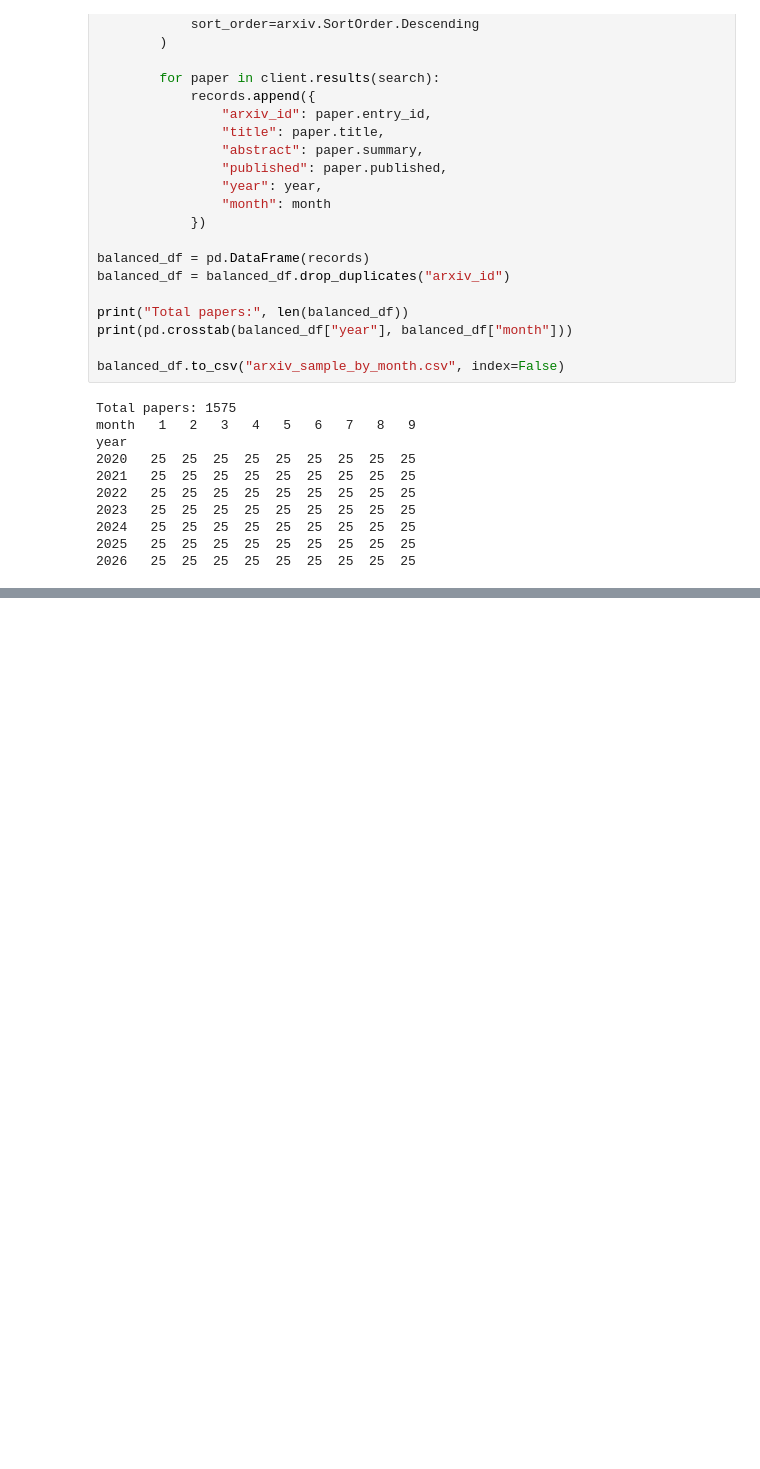
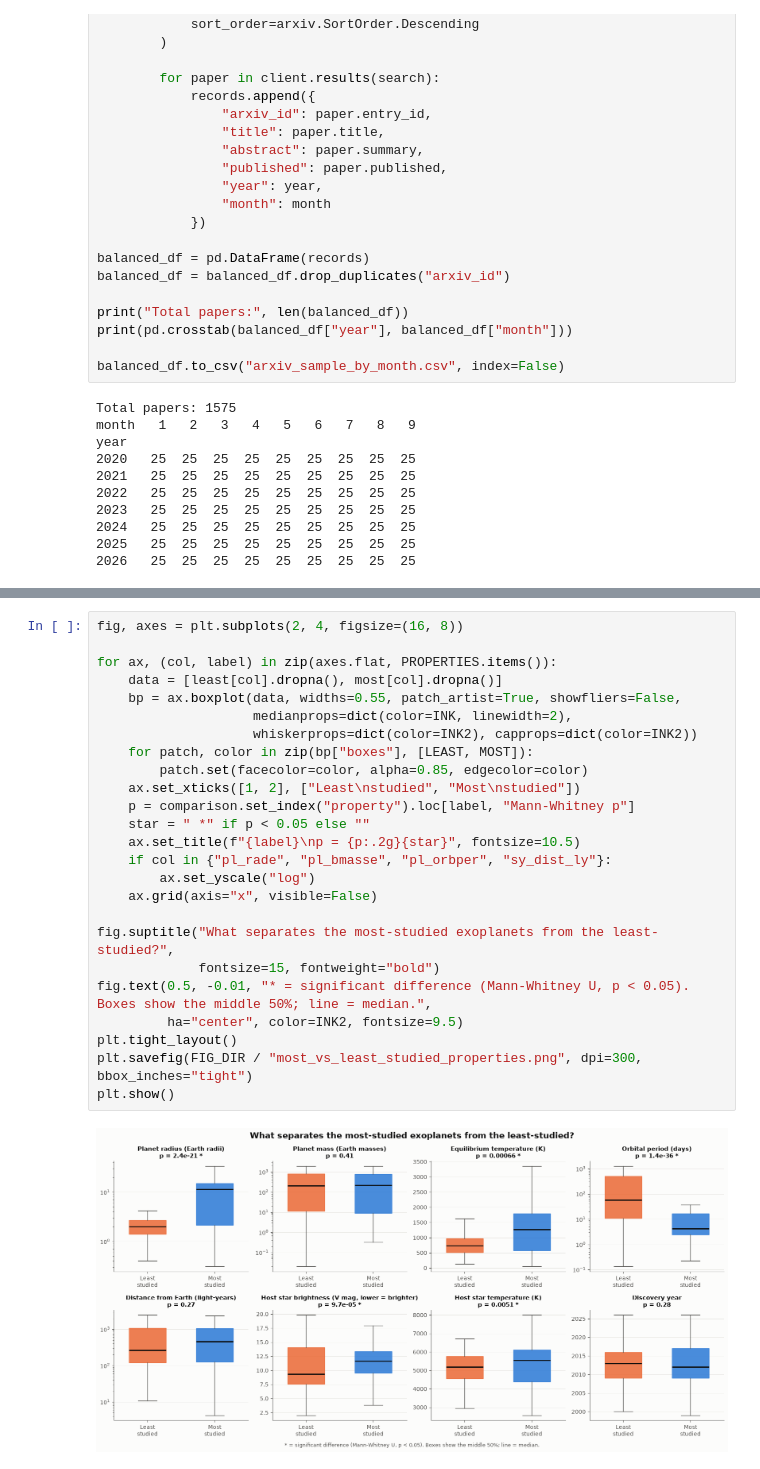
Before and after one commit to etu8924/CelestialCelebs, a Jupyter notebook: saanvi/research_papers.ipynb, the cells around one changed output, grey strips where cells are left out. Saved outputs shown, nothing was run; the diff lists cells and outputs as text; blank space fills up the shorter version.

```diff
--- a/saanvi/research_papers.ipynb
+++ b/saanvi/research_papers.ipynb
@@ -855,0 +1054,27 @@ year
+# %%
+fig, axes = plt.subplots(2, 4, figsize=(16, 8))
+
+for ax, (col, label) in zip(axes.flat, PROPERTIES.items()):
+    data = [least[col].dropna(), most[col].dropna()]
+    bp = ax.boxplot(data, widths=0.55, patch_artist=True, showfliers=False,
+                    medianprops=dict(color=INK, linewidth=2),
+                    whiskerprops=dict(color=INK2), capprops=dict(color=INK2))
+    for patch, color in zip(bp["boxes"], [LEAST, MOST]):
+        patch.set(facecolor=color, alpha=0.85, edgecolor=color)
+    ax.set_xticks([1, 2], ["Least\nstudied", "Most\nstudied"])
+    p = comparison.set_index("property").loc[label, "Mann-Whitney p"]
+    star = " *" if p < 0.05 else ""
+    ax.set_title(f"{label}\np = {p:.2g}{star}", fontsize=10.5)
+    if col in {"pl_rade", "pl_bmasse", "pl_orbper", "sy_dist_ly"}:
+        ax.set_yscale("log")
+    ax.grid(axis="x", visible=False)
+
+fig.suptitle("What separates the most-studied exoplanets from the least-studied?",
+             fontsize=15, fontweight="bold")
+fig.text(0.5, -0.01, "* = significant difference (Mann-Whitney U, p < 0.05). Boxes show the middle 50%; line = median.",
+         ha="center", color=INK2, fontsize=9.5)
+plt.tight_layout()
+plt.savefig(FIG_DIR / "most_vs_least_studied_properties.png", dpi=300, bbox_inches="tight")
+plt.show()
+# %% [output]
+[figure, added]
```
Also changed, not shown: parts of 21 cells of this notebook, 9 other files.
